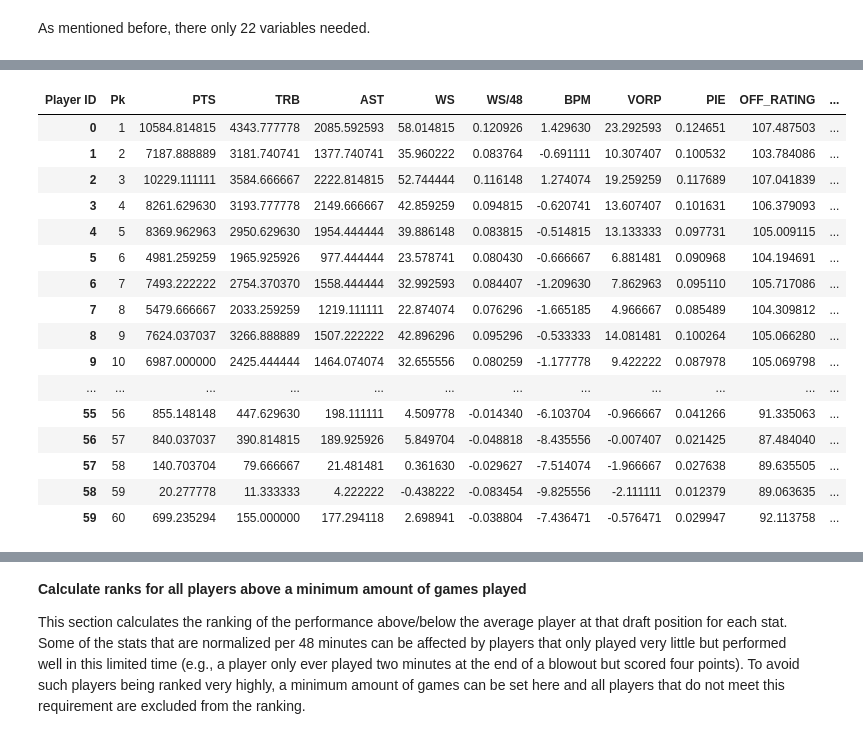
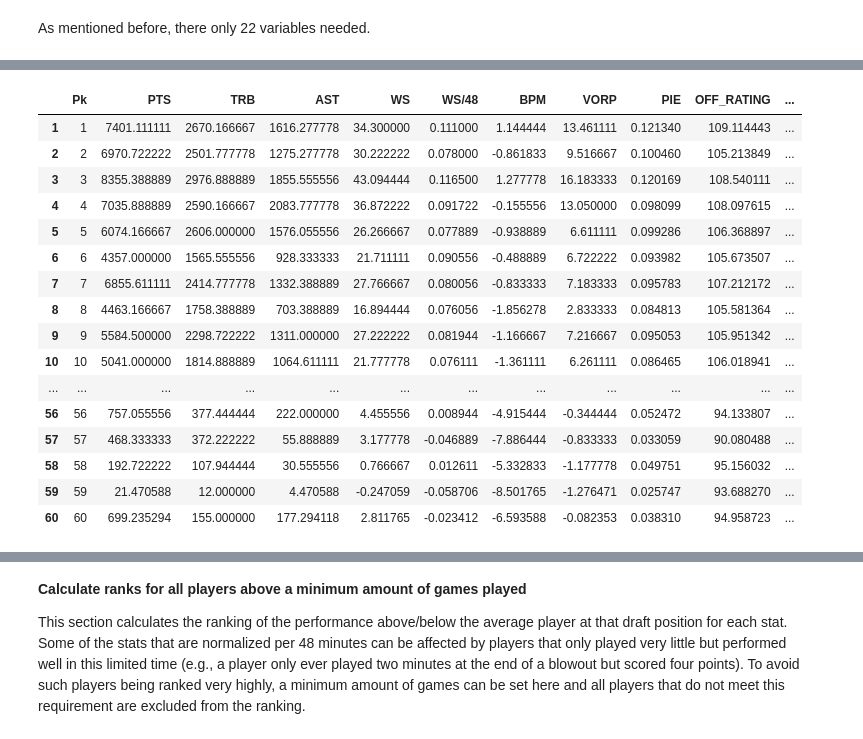
Before and after one commit to FabiosGit/NBA-draft-analysis, a Jupyter notebook: data/nba_stats_build_dfs.ipynb, the cells around one changed output, grey strips where cells are left out. Drawn from its saved outputs; the diff is of its cells as text; code cells hidden in the pictures.

Commit message:
moved files, min games slider, penalty slider, season slider, small error fixes

```diff
--- a/data/nba_stats_build_dfs.ipynb
+++ b/data/nba_stats_build_dfs.ipynb
@@ -111,0 +31,3 @@ df_career.head(60)
+# %%
+# load in the data
+df = pd.read_csv('./interim/player_career_avg.csv', index_col=0)
@@ -116,13 +106,14 @@ Drafted players who never played a game in the NBA are perceived as bad draft pi
 # %%
-# TODO: Allow filtering by season range
+# get min and max seasons from df_seasons_filtered
+start_season = df_seasons_filtered['Season'].min()
+end_season = df_seasons_filtered['Season'].max()
 
-penalty_quantile = 0.02 # TODO: Replace with widget sometime
+print("Your selected penalty percentile for unbounded stats is", penalty_percentile)
+print("Your selected seasons are", start_season , "to", end_season)
 
 relevant_stats = ['PTS', 'TRB', 'AST', 'WS', 'WS/48', 'BPM', 'VORP', 'PIE', 'OFF_RATING', 'DEF_RATING', 'NET_RATING']
-na_fill_values = {'PTS': 0, 'TRB': 0, 'AST': 0, 'WS': df_career['WS'].quantile(penalty_quantile), 'WS/48': df_career['WS/48'].quantile(penalty_quantile), 'BPM': df_career['BPM'].quantile(penalty_quantile), 'VORP': df_career['VORP'].quantile(penalty_quantile), 'PIE': df_career['PIE'].quantile(penalty_quantile), 'OFF_RATING': df_career['OFF_RATING'].quantile(penalty_quantile), 'DEF_RATING': df_career['DEF_RATING'].quantile(1-penalty_quantile), 'NET_RATING': df_career['NET_RATING'].quantile(penalty_quantile)}
+na_fill_values = {'PTS': 0, 'TRB': 0, 'AST': 0, 'WS': df_seasons_filtered['WS'].quantile(penalty_percentile), 'WS/48': df_seasons_filtered['WS/48'].quantile(penalty_percentile), 'BPM': df_seasons_filtered['BPM'].quantile(penalty_percentile), 'VORP': df_seasons_filtered['VORP'].quantile(penalty_percentile), 'PIE': df_seasons_filtered['PIE'].quantile(penalty_percentile), 'OFF_RATING': df_seasons_filtered['OFF_RATING'].quantile(penalty_percentile), 'DEF_RATING': df_seasons_filtered['DEF_RATING'].quantile(1-penalty_percentile), 'NET_RATING': df_seasons_filtered['NET_RATING'].quantile(penalty_percentile)}
 
 # fill the NaNs with the respective entry in the na_fill_values dict for each column
-df_career_na_filled = df_career.fillna(value=na_fill_values)
-
-df_career_na_filled.head(60)
+df_career_na_filled = df_seasons_filtered.fillna(value=na_fill_values)
 # %% [output]
@@ -147,29 +122,32 @@ df_career_na_filled.head(60)
 # %%
 # TODO: Maybe add toggle button that allows comparing only to players of same position
 
 # group the df_career dataframe by 'Pk' and calculate the average for each relevant stat
 df_avg = df_career_na_filled.groupby('Pk')[relevant_stats].mean(numeric_only=True)
 df_avg = df_avg.reset_index()
 
+# add 1 to every index
+df_avg.index += 1
+
 df_avg
 # %% [output]
-| Player ID | Pk | PTS | TRB | AST | WS | WS/48 | BPM | VORP | PIE | OFF_RATING | ... |
-| 0 | 1 | 10584.814815 | 4343.777778 | 2085.592593 | 58.014815 | 0.120926 | 1.429630 | 23.292593 | 0.124651 | 107.487503 | ... |
-| 1 | 2 | 7187.888889 | 3181.740741 | 1377.740741 | 35.960222 | 0.083764 | -0.691111 | 10.307407 | 0.100532 | 103.784086 | ... |
-| 2 | 3 | 10229.111111 | 3584.666667 | 2222.814815 | 52.744444 | 0.116148 | 1.274074 | 19.259259 | 0.117689 | 107.041839 | ... |
-| 3 | 4 | 8261.629630 | 3193.777778 | 2149.666667 | 42.859259 | 0.094815 | -0.620741 | 13.607407 | 0.101631 | 106.379093 | ... |
-| 4 | 5 | 8369.962963 | 2950.629630 | 1954.444444 | 39.886148 | 0.083815 | -0.514815 | 13.133333 | 0.097731 | 105.009115 | ... |
-| 5 | 6 | 4981.259259 | 1965.925926 | 977.444444 | 23.578741 | 0.080430 | -0.666667 | 6.881481 | 0.090968 | 104.194691 | ... |
-| 6 | 7 | 7493.222222 | 2754.370370 | 1558.444444 | 32.992593 | 0.084407 | -1.209630 | 7.862963 | 0.095110 | 105.717086 | ... |
-| 7 | 8 | 5479.666667 | 2033.259259 | 1219.111111 | 22.874074 | 0.076296 | -1.665185 | 4.966667 | 0.085489 | 104.309812 | ... |
-| 8 | 9 | 7624.037037 | 3266.888889 | 1507.222222 | 42.896296 | 0.095296 | -0.533333 | 14.081481 | 0.100264 | 105.066280 | ... |
-| 9 | 10 | 6987.000000 | 2425.444444 | 1464.074074 | 32.655556 | 0.080259 | -1.177778 | 9.422222 | 0.087978 | 105.069798 | ... |
+|  | Pk | PTS | TRB | AST | WS | WS/48 | BPM | VORP | PIE | OFF_RATING | ... |
+| 1 | 1 | 7401.111111 | 2670.166667 | 1616.277778 | 34.300000 | 0.111000 | 1.144444 | 13.461111 | 0.121340 | 109.114443 | ... |
+| 2 | 2 | 6970.722222 | 2501.777778 | 1275.277778 | 30.222222 | 0.078000 | -0.861833 | 9.516667 | 0.100460 | 105.213849 | ... |
+| 3 | 3 | 8355.388889 | 2976.888889 | 1855.555556 | 43.094444 | 0.116500 | 1.277778 | 16.183333 | 0.120169 | 108.540111 | ... |
+| 4 | 4 | 7035.888889 | 2590.166667 | 2083.777778 | 36.872222 | 0.091722 | -0.155556 | 13.050000 | 0.098099 | 108.097615 | ... |
+| 5 | 5 | 6074.166667 | 2606.000000 | 1576.055556 | 26.266667 | 0.077889 | -0.938889 | 6.611111 | 0.099286 | 106.368897 | ... |
+| 6 | 6 | 4357.000000 | 1565.555556 | 928.333333 | 21.711111 | 0.090556 | -0.488889 | 6.722222 | 0.093982 | 105.673507 | ... |
+| 7 | 7 | 6855.611111 | 2414.777778 | 1332.388889 | 27.766667 | 0.080056 | -0.833333 | 7.183333 | 0.095783 | 107.212172 | ... |
+| 8 | 8 | 4463.166667 | 1758.388889 | 703.388889 | 16.894444 | 0.076056 | -1.856278 | 2.833333 | 0.084813 | 105.581364 | ... |
+| 9 | 9 | 5584.500000 | 2298.722222 | 1311.000000 | 27.222222 | 0.081944 | -1.166667 | 7.216667 | 0.095053 | 105.951342 | ... |
+| 10 | 10 | 5041.000000 | 1814.888889 | 1064.611111 | 21.777778 | 0.076111 | -1.361111 | 6.261111 | 0.086465 | 106.018941 | ... |
 | ... | ... | ... | ... | ... | ... | ... | ... | ... | ... | ... | ... |
-| 55 | 56 | 855.148148 | 447.629630 | 198.111111 | 4.509778 | -0.014340 | -6.103704 | -0.966667 | 0.041266 | 91.335063 | ... |
-| 56 | 57 | 840.037037 | 390.814815 | 189.925926 | 5.849704 | -0.048818 | -8.435556 | -0.007407 | 0.021425 | 87.484040 | ... |
-| 57 | 58 | 140.703704 | 79.666667 | 21.481481 | 0.361630 | -0.029627 | -7.514074 | -1.966667 | 0.027638 | 89.635505 | ... |
-| 58 | 59 | 20.277778 | 11.333333 | 4.222222 | -0.438222 | -0.083454 | -9.825556 | -2.111111 | 0.012379 | 89.063635 | ... |
-| 59 | 60 | 699.235294 | 155.000000 | 177.294118 | 2.698941 | -0.038804 | -7.436471 | -0.576471 | 0.029947 | 92.113758 | ... |
+| 56 | 56 | 757.055556 | 377.444444 | 222.000000 | 4.455556 | 0.008944 | -4.915444 | -0.344444 | 0.052472 | 94.133807 | ... |
+| 57 | 57 | 468.333333 | 372.222222 | 55.888889 | 3.177778 | -0.046889 | -7.886444 | -0.833333 | 0.033059 | 90.080488 | ... |
+| 58 | 58 | 192.722222 | 107.944444 | 30.555556 | 0.766667 | 0.012611 | -5.332833 | -1.177778 | 0.049751 | 95.156032 | ... |
+| 59 | 59 | 21.470588 | 12.000000 | 4.470588 | -0.247059 | -0.058706 | -8.501765 | -1.276471 | 0.025747 | 93.688270 | ... |
+| 60 | 60 | 699.235294 | 155.000000 | 177.294118 | 2.811765 | -0.023412 | -6.593588 | -0.082353 | 0.038310 | 94.958723 | ... |
 # %%
 # for each relevant stat, create a new column in the df_career_na_filled dataframe with the difference between the player's stat and the average for that stat for their draft position
 for stat in relevant_stats:
```
Also changed, not shown: parts of 24 cells of this notebook, 8 other files.
